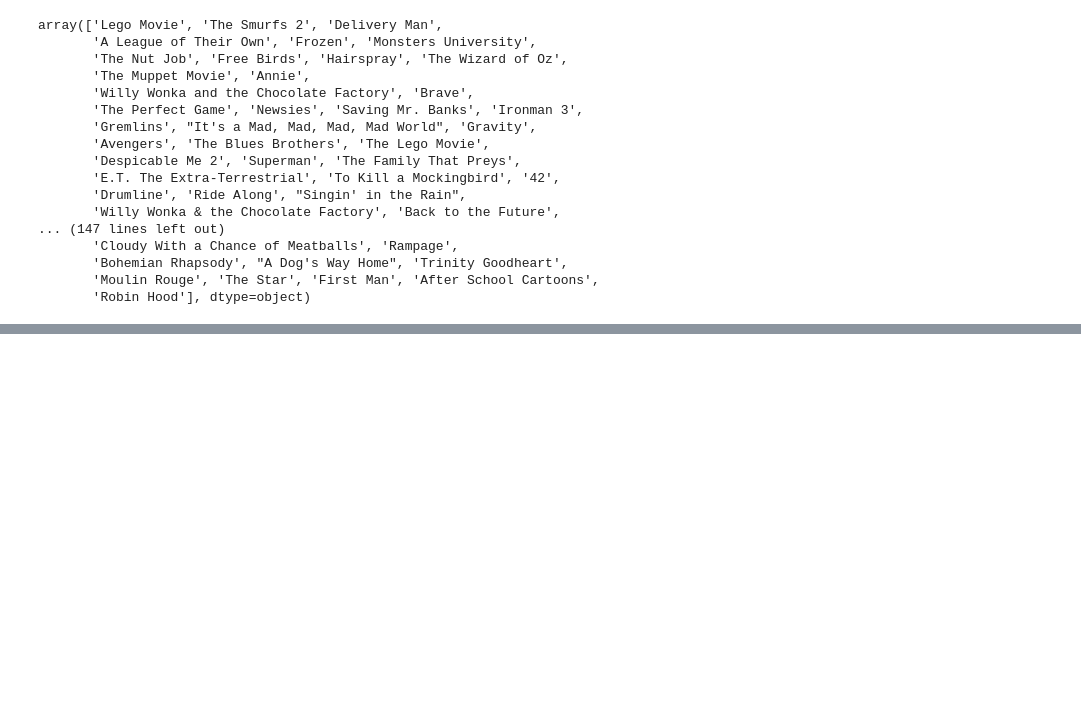
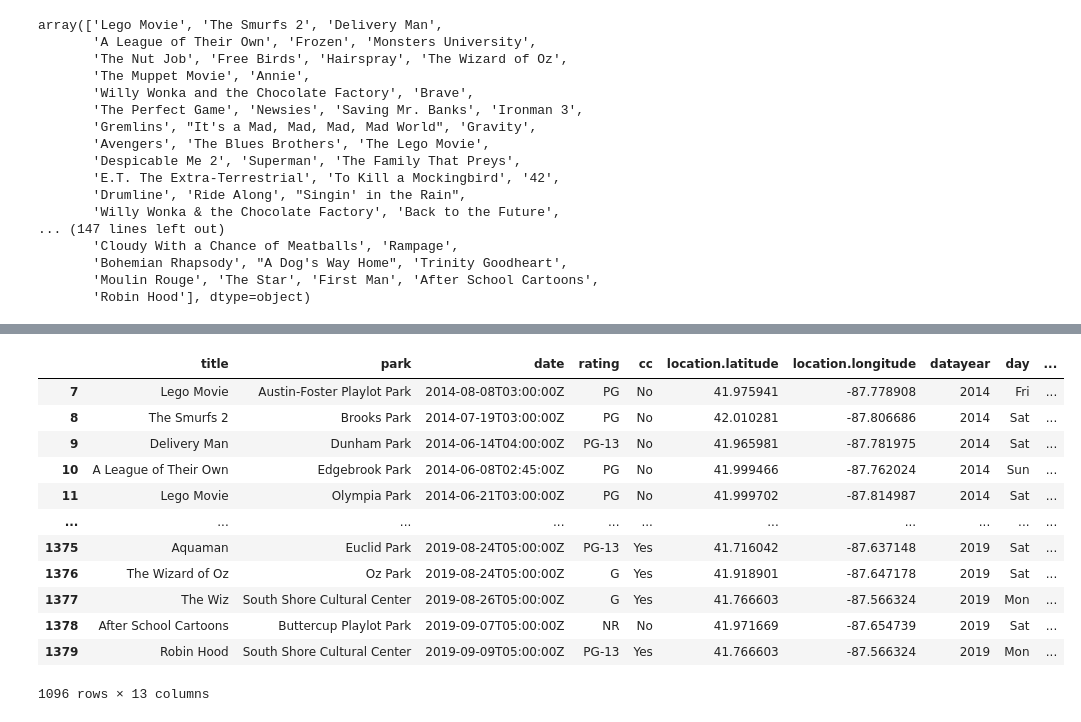
Before and after one commit to TheBoognish138/chicago_movies_app, a Jupyter notebook: Project/data_engineering_eda/DATA_CLEANING_PT2.ipynb, the cells around one changed output, grey strips where cells are left out. Saved outputs shown, nothing was run; the diff lists cells and outputs as text; code cells hidden in the pictures; blank space fills up the shorter version.

```diff
--- a/Project/data_engineering_eda/DATA_CLEANING_PT2.ipynb
+++ b/Project/data_engineering_eda/DATA_CLEANING_PT2.ipynb
@@ -150,3 +150,7 @@ array(['Lego Movie', 'The Smurfs 2', 'Delivery Man',
        'Bohemian Rhapsody', "A Dog's Way Home", 'Trinity Goodheart',
        'Moulin Rouge', 'The Star', 'First Man', 'After School Cartoons',
        'Robin Hood'], dtype=object)
+# %%
+# Here is where we get the month
+df5 = df4.date.str.split(pat="-", expand=True)
+df5
@@ -153,2 +171,30 @@ array(['Lego Movie', 'The Smurfs 2', 'Delivery Man',
+# %%
+# renaming columns
+df5 = df5.rename(columns={
+    0: "trash1",
+    1: "datamonth",
+    2: "trash2"
+})
+df6 = df5.drop(columns=["trash1", "trash2"])
+# merge dataframes
+df4 = df4.join(df6)
+# %%
+# last column drop
+df4 = df4.drop(columns=["communitiy", "community_match"])
+df4
+# %% [output]
+|  | title | park | date | rating | cc | location.latitude | location.longitude | datayear | day | ... |
+| 7 | Lego Movie | Austin-Foster Playlot Park | 2014-08-08T03:00:00Z | PG | No | 41.975941 | -87.778908 | 2014 | Fri | ... |
+| 8 | The Smurfs 2 | Brooks Park | 2014-07-19T03:00:00Z | PG | No | 42.010281 | -87.806686 | 2014 | Sat | ... |
+| 9 | Delivery Man | Dunham Park | 2014-06-14T04:00:00Z | PG-13 | No | 41.965981 | -87.781975 | 2014 | Sat | ... |
+| 10 | A League of Their Own | Edgebrook Park | 2014-06-08T02:45:00Z | PG | No | 41.999466 | -87.762024 | 2014 | Sun | ... |
+| 11 | Lego Movie | Olympia Park | 2014-06-21T03:00:00Z | PG | No | 41.999702 | -87.814987 | 2014 | Sat | ... |
+| ... | ... | ... | ... | ... | ... | ... | ... | ... | ... | ... |
+| 1375 | Aquaman | Euclid Park | 2019-08-24T05:00:00Z | PG-13 | Yes | 41.716042 | -87.637148 | 2019 | Sat | ... |
+| 1376 | The Wizard of Oz | Oz Park | 2019-08-24T05:00:00Z | G | Yes | 41.918901 | -87.647178 | 2019 | Sat | ... |
+| 1377 | The Wiz | South Shore Cultural Center | 2019-08-26T05:00:00Z | G | Yes | 41.766603 | -87.566324 | 2019 | Mon | ... |
+| 1378 | After School Cartoons | Buttercup Playlot Park | 2019-09-07T05:00:00Z | NR | No | 41.971669 | -87.654739 | 2019 | Sat | ... |
+| 1379 | Robin Hood | South Shore Cultural Center | 2019-09-09T05:00:00Z | PG-13 | Yes | 41.766603 | -87.566324 | 2019 | Mon | ... |
+1096 rows × 13 columns
 # %%
 df4.to_csv("resources/clean_park_data.csv", index=False)
```
Also changed, not shown: parts of 1 cell of this notebook, 3 other files.
